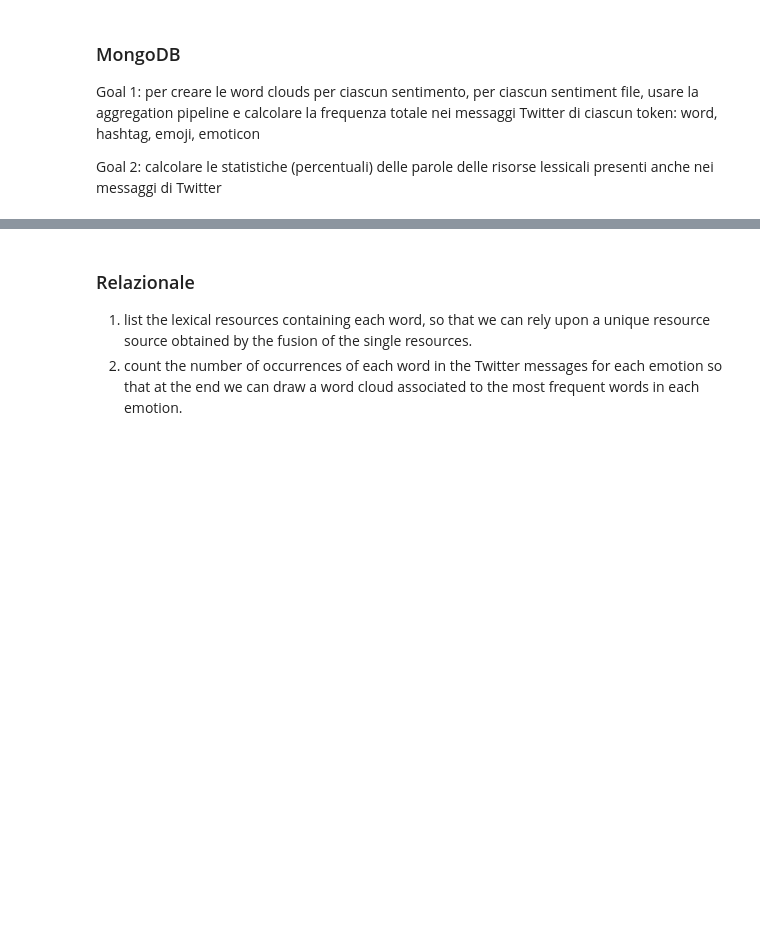
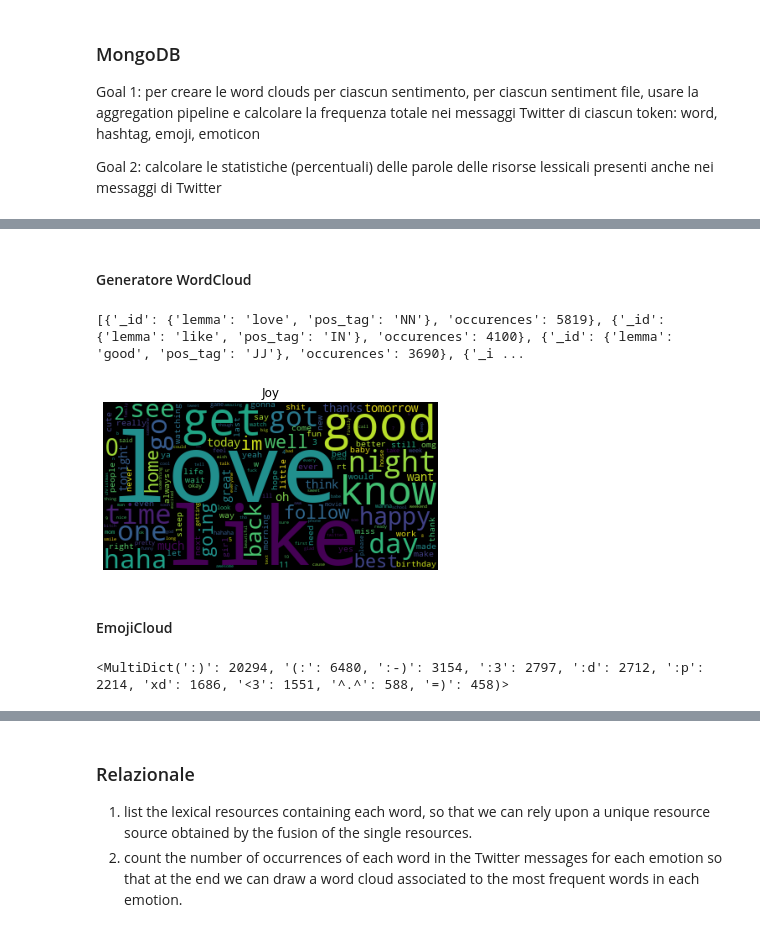
Before and after one commit to Fazzaa/tweet_analysis, a Jupyter notebook: graph.ipynb, the cells around one changed output, grey strips where cells are left out. Saved outputs shown, nothing was run; the diff lists cells and outputs as text; code cells hidden in the pictures; blank space fills up the shorter version.

Commit message:
added all stats and graph for mongodb

```diff
--- a/graph.ipynb
+++ b/graph.ipynb
@@ -46,0 +55,3 @@ Goal 2: calcolare le statistiche (percentuali) delle parole delle risorse lessic
+# %%
+client = MongoClient(urlLocal)
+db = client.maadb_project
@@ -46,0 +60,23 @@ Goal 2: calcolare le statistiche (percentuali) delle parole delle risorse lessic
+# %%
+def compute_frequence_tweet_words_per_sent(sentiment, max_words=None):
+    pipeline = [
+        {'$match': {'sentiment': sentiment}},
+        {'$unwind': '$words'},
+        {'$group': {'_id': {'lemma': '$words.lemma', 'pos_tag': '$words.pos_tag'}, 'occurences': {'$sum': '$words.freq'}}},
+        {'$sort': {'occurences': -1}},
+    ]
+    if max_words is not None:
+        pipeline.append({'$limit': max_words})
+
+    tweet_words_per_sent = db.tweets.aggregate(pipeline)
+    output_doc_frequences = [x for x in tweet_words_per_sent]
+
+
+    result = multidict.MultiDict()
+    for word in output_doc_frequences:
+        key = word['_id']['lemma']
+        value = word['occurences']
+        result.add(key, value)
+    return result
+
+compute_frequence_tweet_words_per_sent("joy", 20)
@@ -46,0 +86,46 @@ Goal 2: calcolare le statistiche (percentuali) delle parole delle risorse lessic
+# %% [markdown]
+#### Generatore WordCloud
+# %%
+def visualize_wordcloud_of_sentiment(sentiment):
+    frequencies = compute_frequence_tweet_words_per_sent(sentiment)
+    wordcloud = WordCloud().generate_from_frequencies(frequencies)
+    plt.imshow(wordcloud)
+    plt.axis("off")
+    plt.title(sentiment.capitalize())
+    plt.show()
+
+
+visualize_wordcloud_of_sentiment("joy")
+# %% [output]
+[{'_id': {'lemma': 'love', 'pos_tag': 'NN'}, 'occurences': 5819}, {'_id': {'lemma': 'like', 'pos_tag': 'IN'}, 'occurences': 4100}, {'_id': {'lemma': 'good', 'pos_tag': 'JJ'}, 'occurences': 3690}, {'_i ...
+[figure, added]
+# %% [markdown]
+#### EmojiCloud
+# %%
+def compute_frequence_token_per_sent(type, sentiment, max_documents=None):
+	if type.lower() not in ["emojis", "emoticons", "hashtags"]:
+		print("Errore: tipo non valido.")
+		return
+	type = '$' + type.lower()
+
+	pipeline = [
+		{'$match': {'sentiment': sentiment}},
+		{'$unwind': type},
+		{'$group': {'_id': type, 'occurences': {'$sum': 1}}},
+		{'$sort': {'occurences': -1}},
+	]
+	if max_documents is not None:
+		pipeline.append({'$limit': max_documents})
+	token_per_sent = db.tweets.aggregate(pipeline)
+	output_doc_frequences = [x for x in token_per_sent]
+
+	result = multidict.MultiDict()
+	for word in output_doc_frequences:
+		key = word['_id']
+		value = word['occurences']
+		result.add(key, value)
+	return result
+
+compute_frequence_token_per_sent('emoticons', "joy", 10)
+# %% [output]
+<MultiDict(':)': 20294, '(:': 6480, ':-)': 3154, ':3': 2797, ':d': 2712, ':p': 2214, 'xd': 1686, '<3': 1551, '^.^': 588, '=)': 458)>
```
Also changed, not shown: parts of 22 cells of this notebook.
